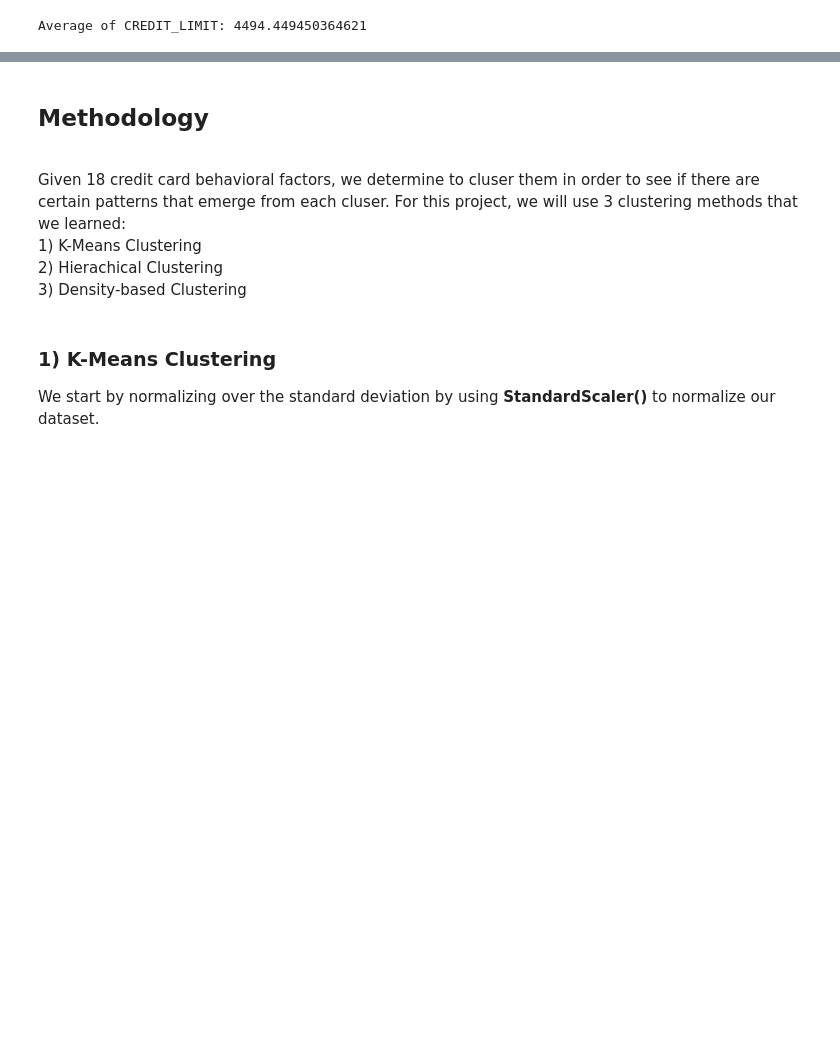
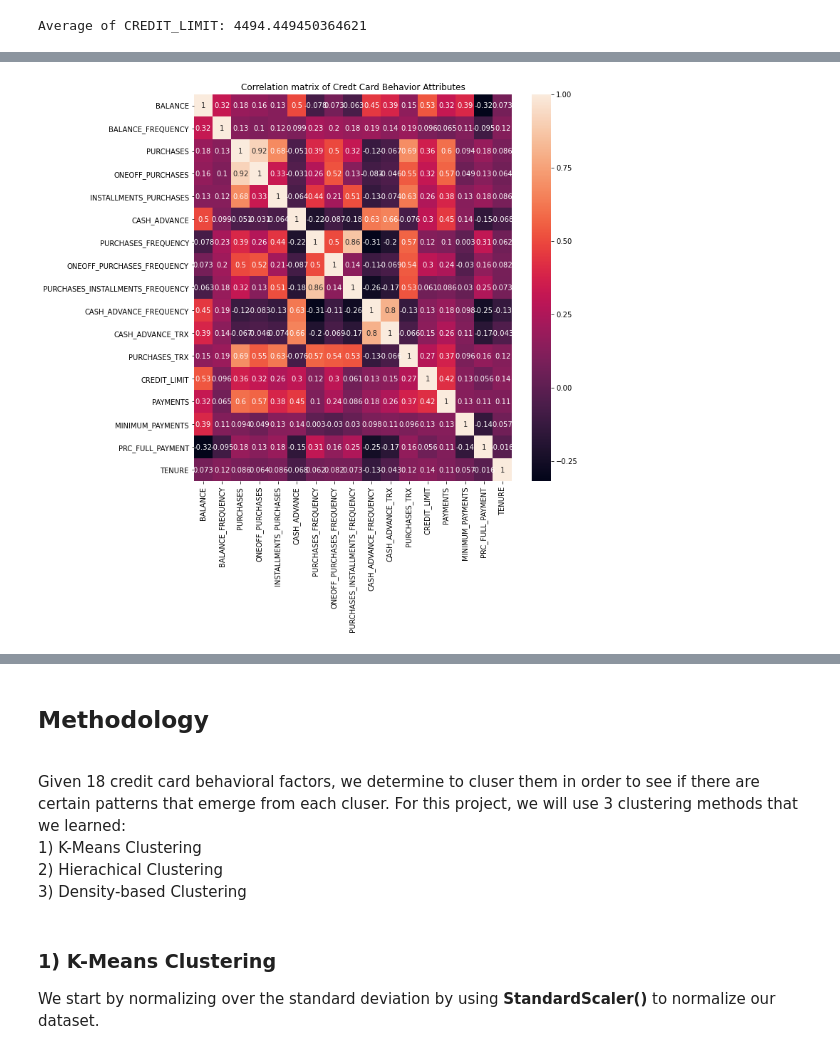
Before and after one commit to tansayak/Coursera_Capstone, a Jupyter notebook: capstone.ipynb, the cells around one changed output, grey strips where cells are left out. Drawn from its saved outputs; the diff is of its cells as text; code cells hidden in the pictures; blank space fills up the shorter version.

```diff
--- a/capstone.ipynb
+++ b/capstone.ipynb
@@ -63,7 +63,7 @@ from sklearn import preprocessing
 %matplotlib inline
 # %%
 # import data
-df = pd.read_csv (r'/Users/benz/Downloads/CC GENERAL.csv')
+df = pd.read_csv ('CC GENERAL.csv')
 df.head(5)
 # %% [output]
 |  | CUST_ID | BALANCE | BALANCE_FREQUENCY | PURCHASES | ONEOFF_PURCHASES | INSTALLMENTS_PURCHASES | CASH_ADVANCE | ... |
@@ -153,0 +180,9 @@ df["CREDIT_LIMIT"].replace(np.nan, avg_credit_limit, inplace=True)
+# %%
+import seaborn as sn
+corrMatrix = df.corr()
+plt.figure(figsize=(10,10))
+sn.heatmap(corrMatrix, annot=True)
+plt.title("Correlation matrix of Credt Card Behavior Attributes")
+plt.show()
+# %% [output]
+[figure, added]
```
Also changed, not shown: parts of 31 cells of this notebook.
